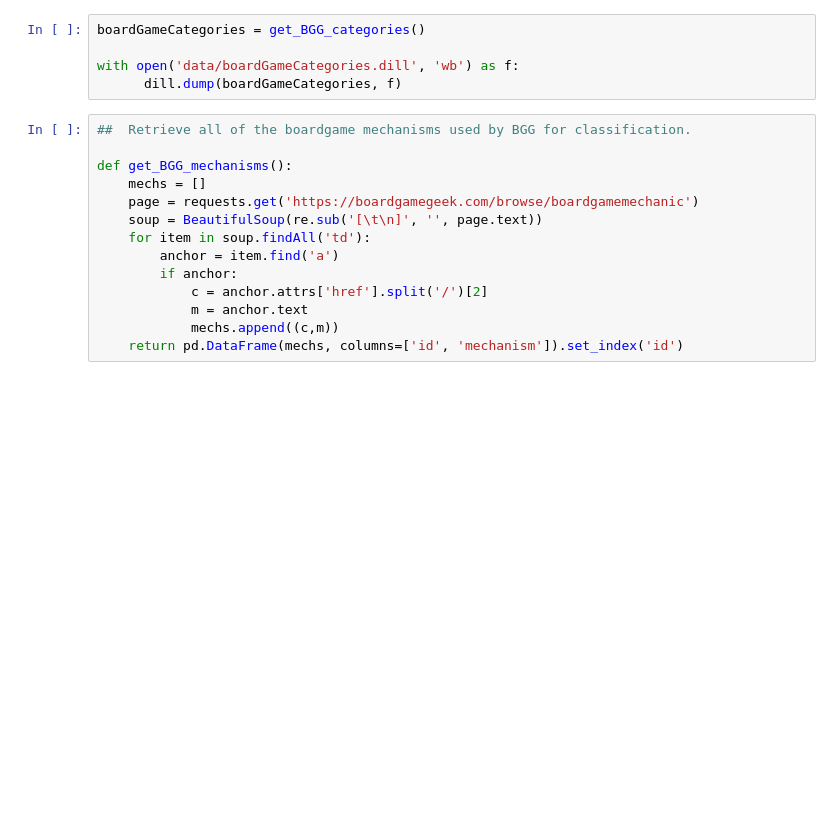
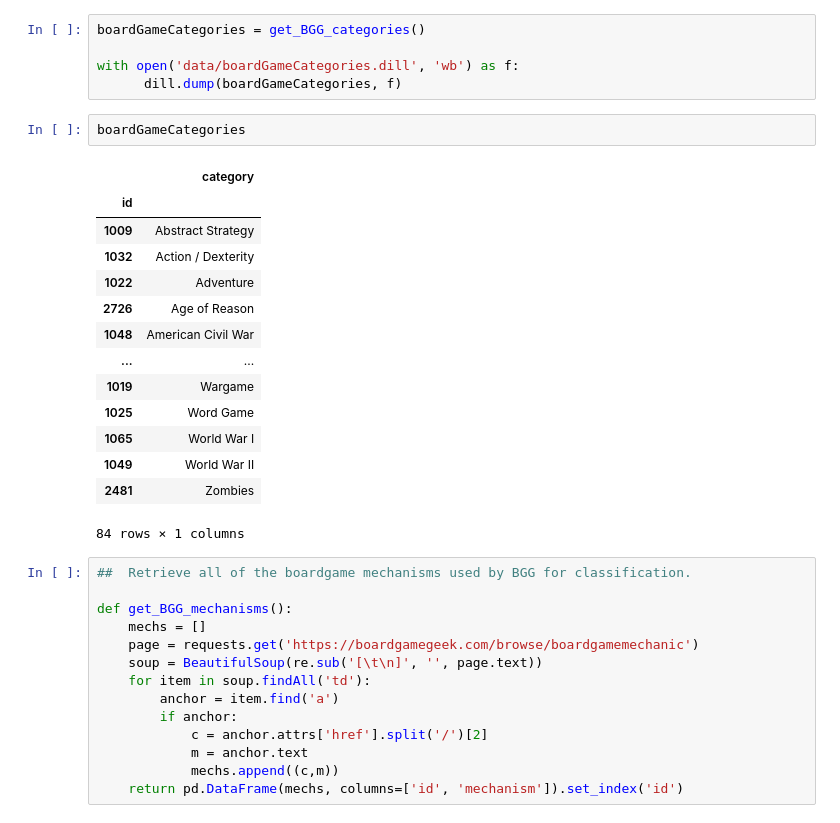
Before and after one commit to craw-daddy/BoardGame, a Jupyter notebook: parsing-data.ipynb, the cells around one changed output. Saved outputs shown, nothing was run; the diff lists cells and outputs as text; blank space fills up the shorter version.

```diff
--- a/parsing-data.ipynb
+++ b/parsing-data.ipynb
@@ -195,6 +285,23 @@ boardGameCategories = get_BGG_categories()
 
 with open('data/boardGameCategories.dill', 'wb') as f:
       dill.dump(boardGameCategories, f)
+# %%
+boardGameCategories
+# %% [output]
+|  | category |
+| id |  |
+| 1009 | Abstract Strategy |
+| 1032 | Action / Dexterity |
+| 1022 | Adventure |
+| 2726 | Age of Reason |
+| 1048 | American Civil War |
+| ... | ... |
+| 1019 | Wargame |
+| 1025 | Word Game |
+| 1065 | World War I |
+| 1049 | World War II |
+| 2481 | Zombies |
+84 rows × 1 columns
 # %%
 ##  Retrieve all of the boardgame mechanisms used by BGG for classification.
 
```
Also changed, not shown: parts of 9 cells of this notebook, 1 other file.
